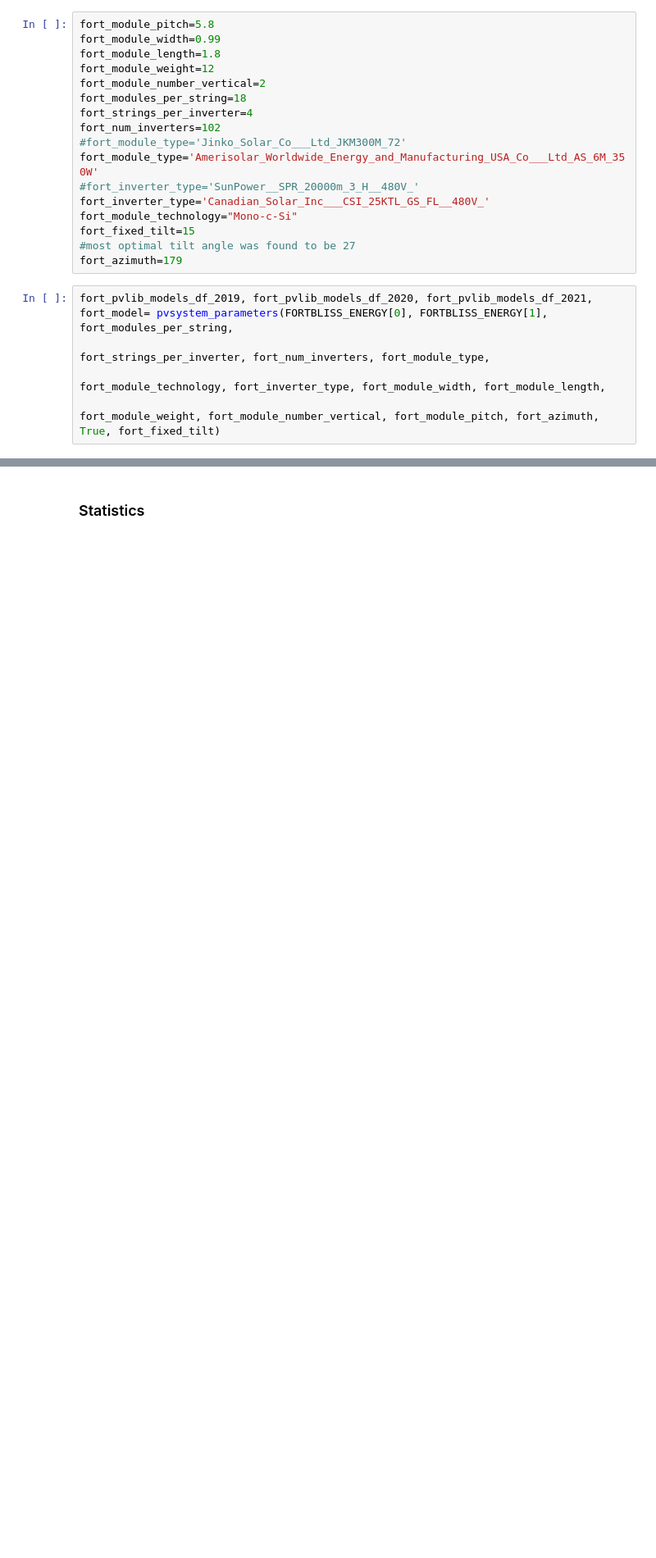
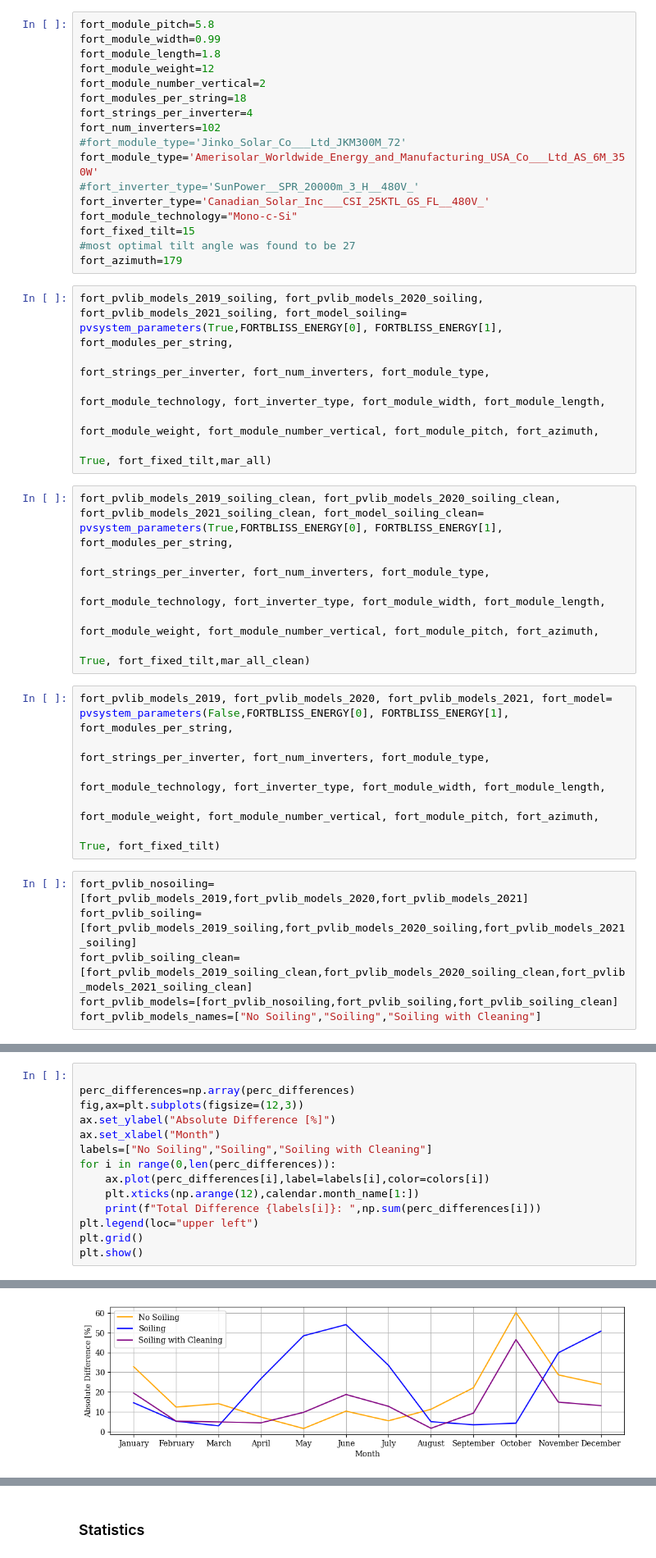
Before and after one commit to ChristopherLovepeace/dust_score_master_thesis, a Jupyter notebook: Solar_Energy_Validation.ipynb, the cells around one changed output, grey strips where cells are left out. Shown at 82% size. Cells and saved outputs as stored; diff of their text form; blank space fills up the shorter version.

```diff
--- a/Solar_Energy_Validation.ipynb
+++ b/Solar_Energy_Validation.ipynb
@@ -338,9 +268,28 @@ fort_module_technology="Mono-c-Si"
 fort_fixed_tilt=15
 #most optimal tilt angle was found to be 27
 fort_azimuth=179
+# %%
+fort_pvlib_models_2019_soiling, fort_pvlib_models_2020_soiling, fort_pvlib_models_2021_soiling, fort_model_soiling= pvsystem_parameters(True,FORTBLISS_ENERGY[0], FORTBLISS_ENERGY[1], fort_modules_per_string,
+                                                                                                                                        fort_strings_per_inverter, fort_num_inverters, fort_module_type,
+                                                                                                                                        fort_module_technology, fort_inverter_type, fort_module_width, fort_module_length,
+                                                                                                                                        fort_module_weight, fort_module_number_vertical, fort_module_pitch, fort_azimuth,
+                                                                                                                                        True, fort_fixed_tilt,mar_all)
 # %%
-fort_pvlib_models_df_2019, fort_pvlib_models_df_2020, fort_pvlib_models_df_2021, fort_model= pvsystem_parameters(FORTBLISS_ENERGY[0], FORTBLISS_ENERGY[1], fort_modules_per_string,
-                                                                                      fort_strings_per_inverter, fort_num_inverters, fort_module_type,
-                                                                                      fort_module_technology, fort_inverter_type, fort_module_width, fort_module_length,
-                                                                                      fort_module_weight, fort_module_number_vertical, fort_module_pitch, fort_azimuth, True, fort_fixed_tilt)
+fort_pvlib_models_2019_soiling_clean, fort_pvlib_models_2020_soiling_clean, fort_pvlib_models_2021_soiling_clean, fort_model_soiling_clean= pvsystem_parameters(True,FORTBLISS_ENERGY[0], FORTBLISS_ENERGY[1], fort_modules_per_string,
+                                                                                                                                        fort_strings_per_inverter, fort_num_inverters, fort_module_type,
+                                                                                                                                        fort_module_technology, fort_inverter_type, fort_module_width, fort_module_length,
+                                                                                                                                        fort_module_weight, fort_module_number_vertical, fort_module_pitch, fort_azimuth,
+                                                                                                                                        True, fort_fixed_tilt,mar_all_clean)
+# %%
+fort_pvlib_models_2019, fort_pvlib_models_2020, fort_pvlib_models_2021, fort_model= pvsystem_parameters(False,FORTBLISS_ENERGY[0], FORTBLISS_ENERGY[1], fort_modules_per_string,
+                                                                                                                                        fort_strings_per_inverter, fort_num_inverters, fort_module_type,
+                                                                                                                                        fort_module_technology, fort_inverter_type, fort_module_width, fort_module_length,
+                                                                                                                                        fort_module_weight, fort_module_number_vertical, fort_module_pitch, fort_azimuth,
+                                                                                                                                        True, fort_fixed_tilt)
+# %%
+fort_pvlib_nosoiling=[fort_pvlib_models_2019,fort_pvlib_models_2020,fort_pvlib_models_2021]
+fort_pvlib_soiling=[fort_pvlib_models_2019_soiling,fort_pvlib_models_2020_soiling,fort_pvlib_models_2021_soiling]
+fort_pvlib_soiling_clean=[fort_pvlib_models_2019_soiling_clean,fort_pvlib_models_2020_soiling_clean,fort_pvlib_models_2021_soiling_clean]
+fort_pvlib_models=[fort_pvlib_nosoiling,fort_pvlib_soiling,fort_pvlib_soiling_clean]
+fort_pvlib_models_names=["No Soiling","Soiling","Soiling with Cleaning"]
 # %%
@@ -394,0 +406,15 @@ Annual Power Production 2021:  5048.019649617838
+# %%
+
+perc_differences=np.array(perc_differences)
+fig,ax=plt.subplots(figsize=(12,3))
+ax.set_ylabel("Absolute Difference [%]")
+ax.set_xlabel("Month")
+labels=["No Soiling","Soiling","Soiling with Cleaning"]
+for i in range(0,len(perc_differences)):
+    ax.plot(perc_differences[i],label=labels[i],color=colors[i])
+    plt.xticks(np.arange(12),calendar.month_name[1:])
+    print(f"Total Difference {labels[i]}: ",np.sum(perc_differences[i]))
+plt.legend(loc="upper left")
+plt.grid()
+plt.show()
+# %% [output]
@@ -395 +424,2 @@ Annual Power Production 2021:  5048.019649617838
+[figure, added]
 # %%
```
Also changed, not shown: parts of 37 cells of this notebook, 20 other files.
